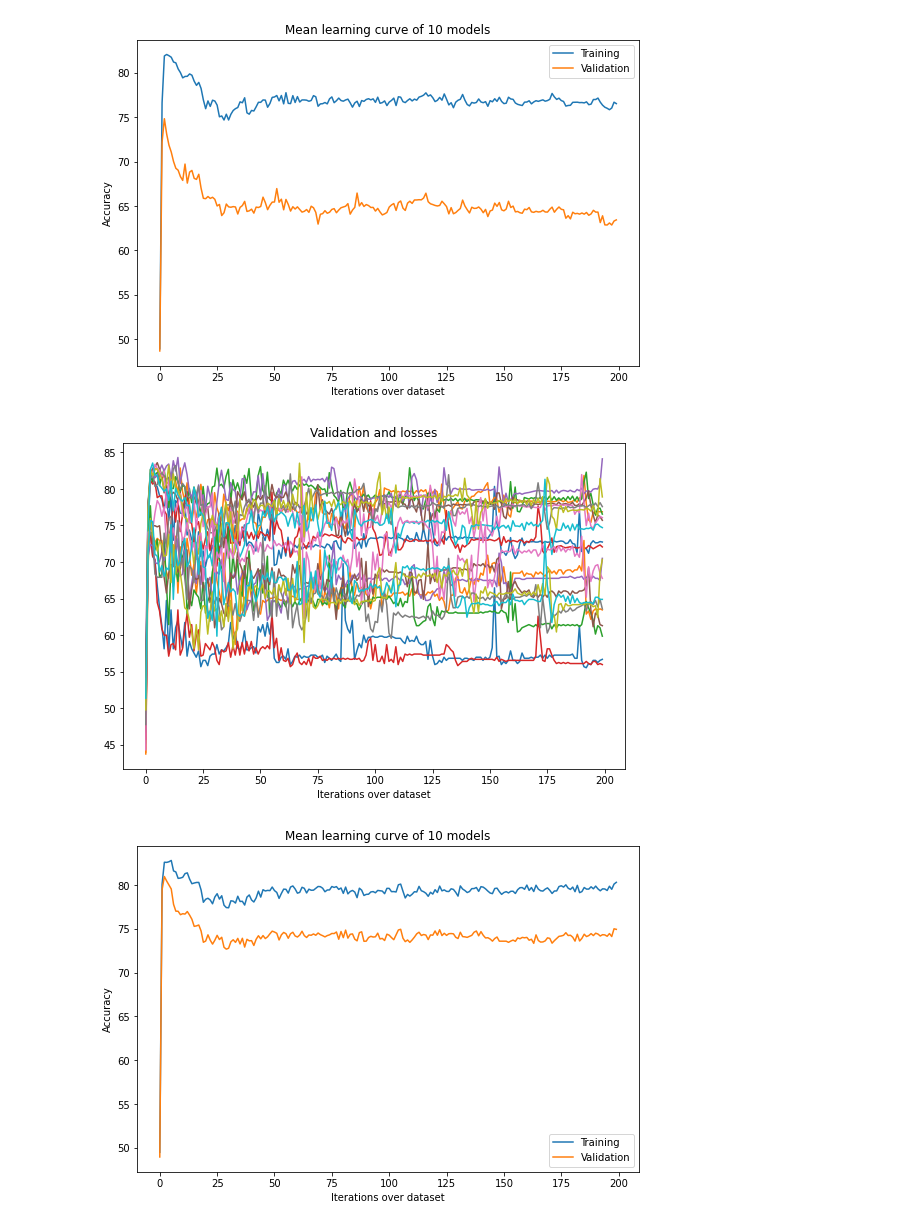
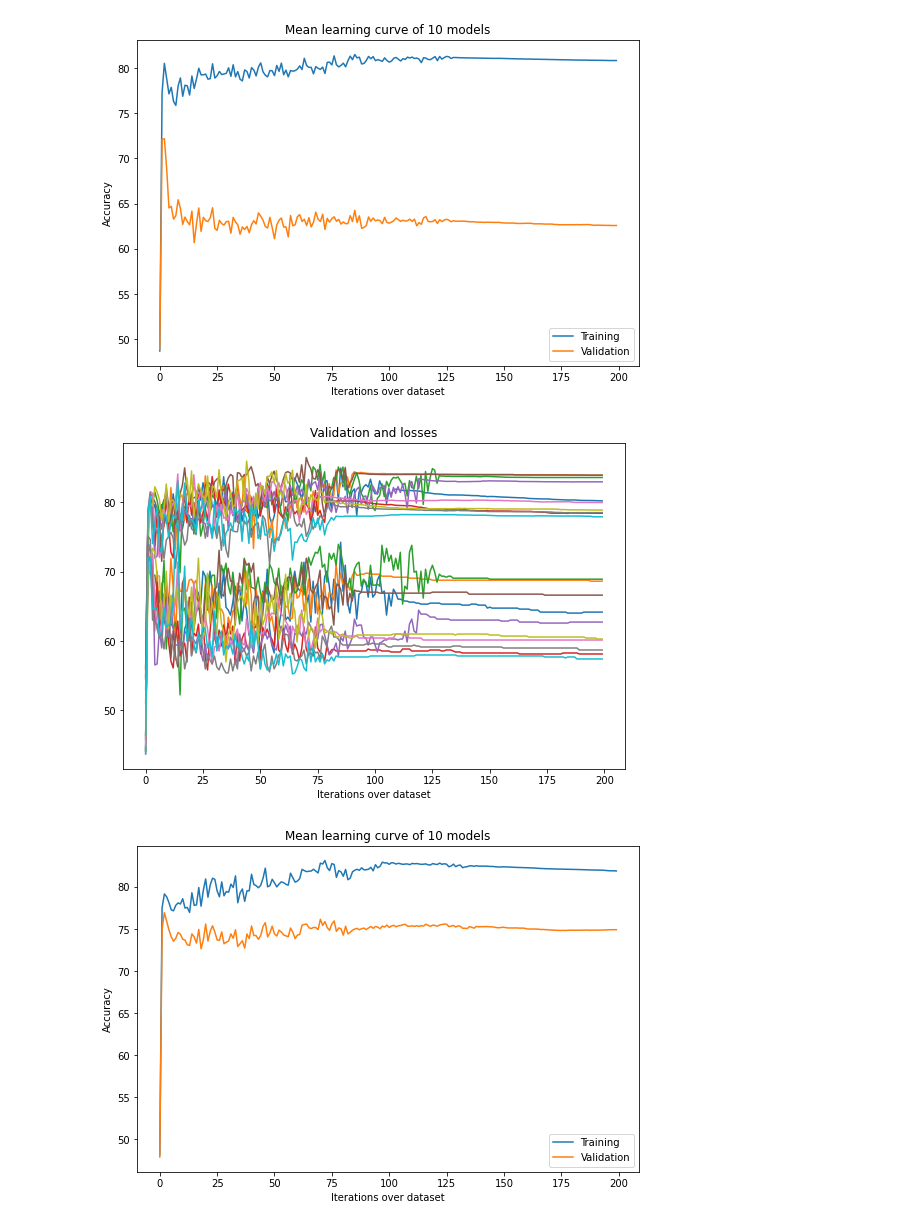
Before and after one commit to DeepRank/3D-Vac, a Jupyter notebook: src/5_train_models/explore_class_seq_xvalidation.ipynb, the cells around one changed output. Cells and saved outputs as stored; diff of their text form; code cells hidden in the pictures.

```diff
--- a/src/5_train_models/explore_class_seq_xvalidation.ipynb
+++ b/src/5_train_models/explore_class_seq_xvalidation.ipynb
@@ -9,7 +9,7 @@ import sys
 # useful functions:
 
 def load_model(model_path, plot=False):
-    cp = torch.load(model_path)
+    cp = torch.load(model_path, map_location=torch.device("cpu"))
     xval_data = cp["models_data"]
     a = cp["arguments"]
 
@@ -100,16 +100,16 @@ def get_rates(xval_data, a):
 # %%
 models_path = "/home/daqop/Desktop/M2/Internship/python/trained_models/"
 # models_path = "/home/daqop/mountpoint_snellius/3D-Vac/src/5_train_models/CNN/I/reg/seq/trained_models/"
 # models_path = "/home/daqop/train_branch_3D_Vac/src/5_train_models/CNN/I/classification/seq/trained_models/"
 model_names = {
-    "shuffled": "mlp_classification_mixed_encoder_200_neurons_200_epochs_shuffled_no_batch_64_batch_size.pt",
-    "clustered": "mlp_classification_mixed_encoder_200_neurons_200_epochs_clustered_no_batch_64_batch_size.pt",
+    "shuffled": "mlp_classification_mean_mixed_encoder_1000_neurons_200_epochs_shuffled_64_batch_size.pt",
+    "clustered": "mlp_classification_mean_mixed_encoder_1000_neurons_200_epochs_clustered_64_batch_size.pt",
 }
 shuffled_xval, shuffled_a = load_model(models_path + model_names["shuffled"], plot=True)
 clustered_xval, clustered_a = load_model(models_path + model_names["clustered"], plot=True)
-s_tpr, s_fnr, s_tnr, s_fpr, s_nr, s_pr = get_rates(shuffled_xval, shuffled_a)
-c_tpr, c_fnr, c_tnr, c_fpr, c_nr, c_pr = get_rates(clustered_xval, clustered_a)
+# s_tpr, s_fnr, s_tnr, s_fpr, s_nr, s_pr = get_rates(shuffled_xval, shuffled_a)
+# c_tpr, c_fnr, c_tnr, c_fpr, c_nr, c_pr = get_rates(clustered_xval, clustered_a)
 # %% [output]
-[figure, old version]
+[figure, new version]
-[figure, old version]
+[figure, new version]
-[figure, old version]
+[figure, new version]
```
Also changed, not shown: parts of 1 cell of this notebook, 5 other files.
